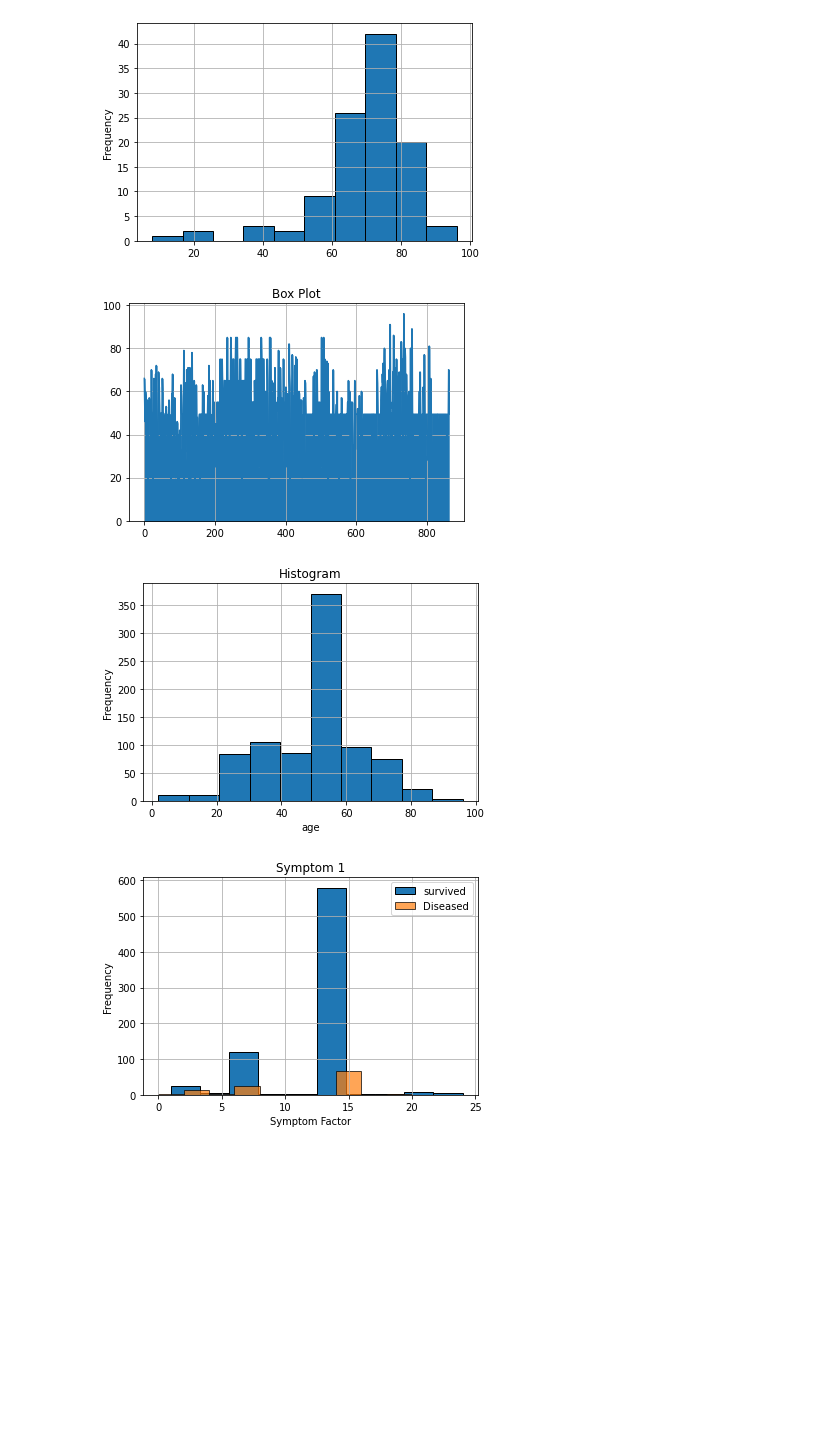
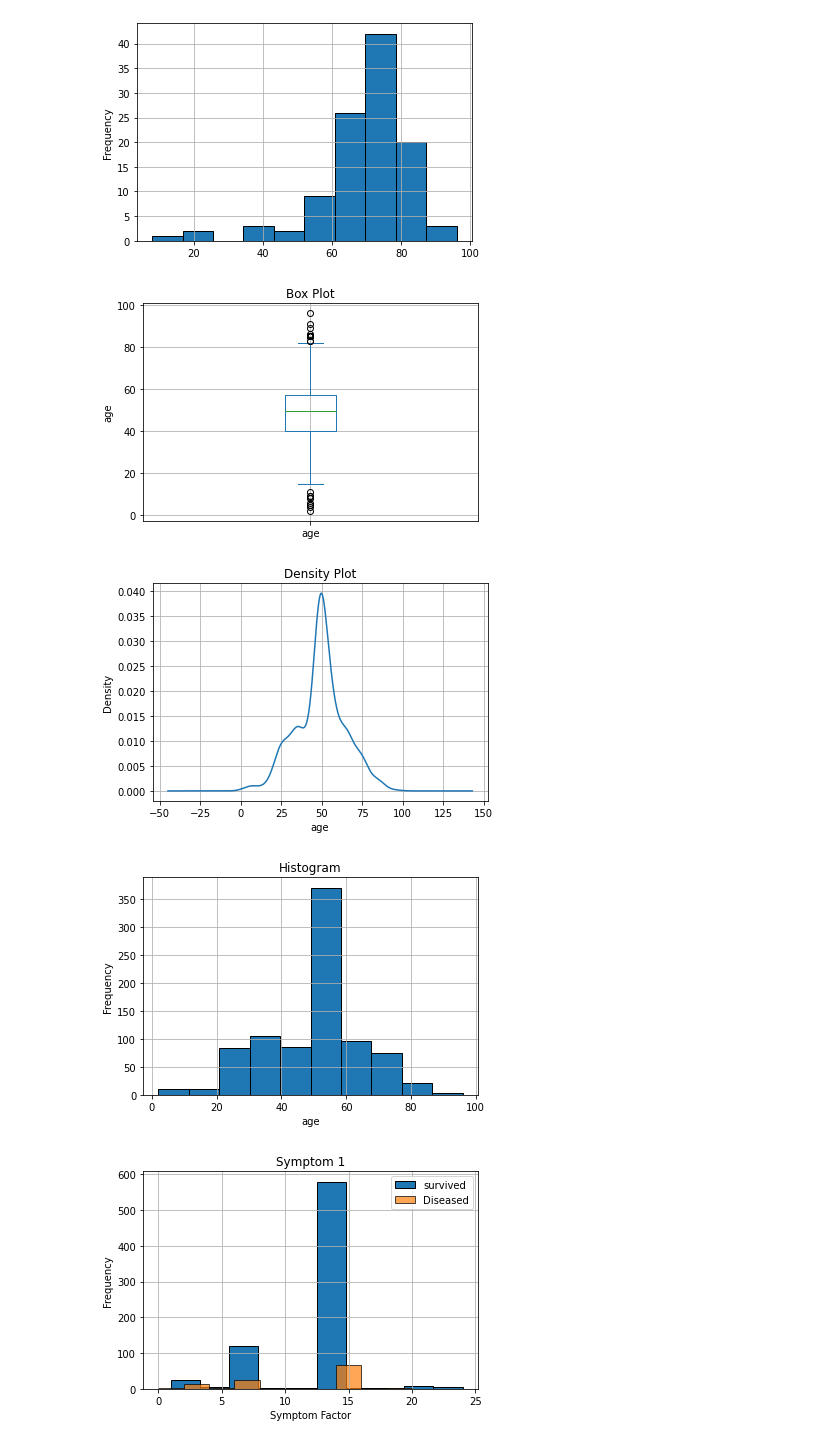
Before and after one commit to KAYounes/AIProject_Covid, a Jupyter notebook: code/Data Exploration.ipynb, the cells around one changed output. Cells and saved outputs as stored; diff of their text form; code cells hidden in the pictures; blank space fills up the shorter version.

```diff
--- a/code/Data Exploration.ipynb
+++ b/code/Data Exploration.ipynb
@@ -86,14 +86,22 @@ df[df['result'] == 1]['age'].plot(kind='hist', edgecolor='k', grid=True)
 [figure]
 # %%
 plt.title("Box Plot")
+df['age'].plot(kind='box', grid=True);
+plt.ylabel("age")
+plt.show()
+
+plt.title("Density Plot")
 df['age'].plot(kind='density', grid=True);
+plt.xlabel('age');
 plt.show()
+
 plt.title("Histogram")
 df['age'].plot(kind='hist', edgecolor = 'k', grid=True);
 plt.xlabel('age');
 # %% [output]
-[figure, old version]
+[figure, new version]
-[figure, old version]
+[figure, new version]
+[figure, added]
 # %%
 for i in range(1, 6):
     plt.title(f'Symptom {i}')
```
